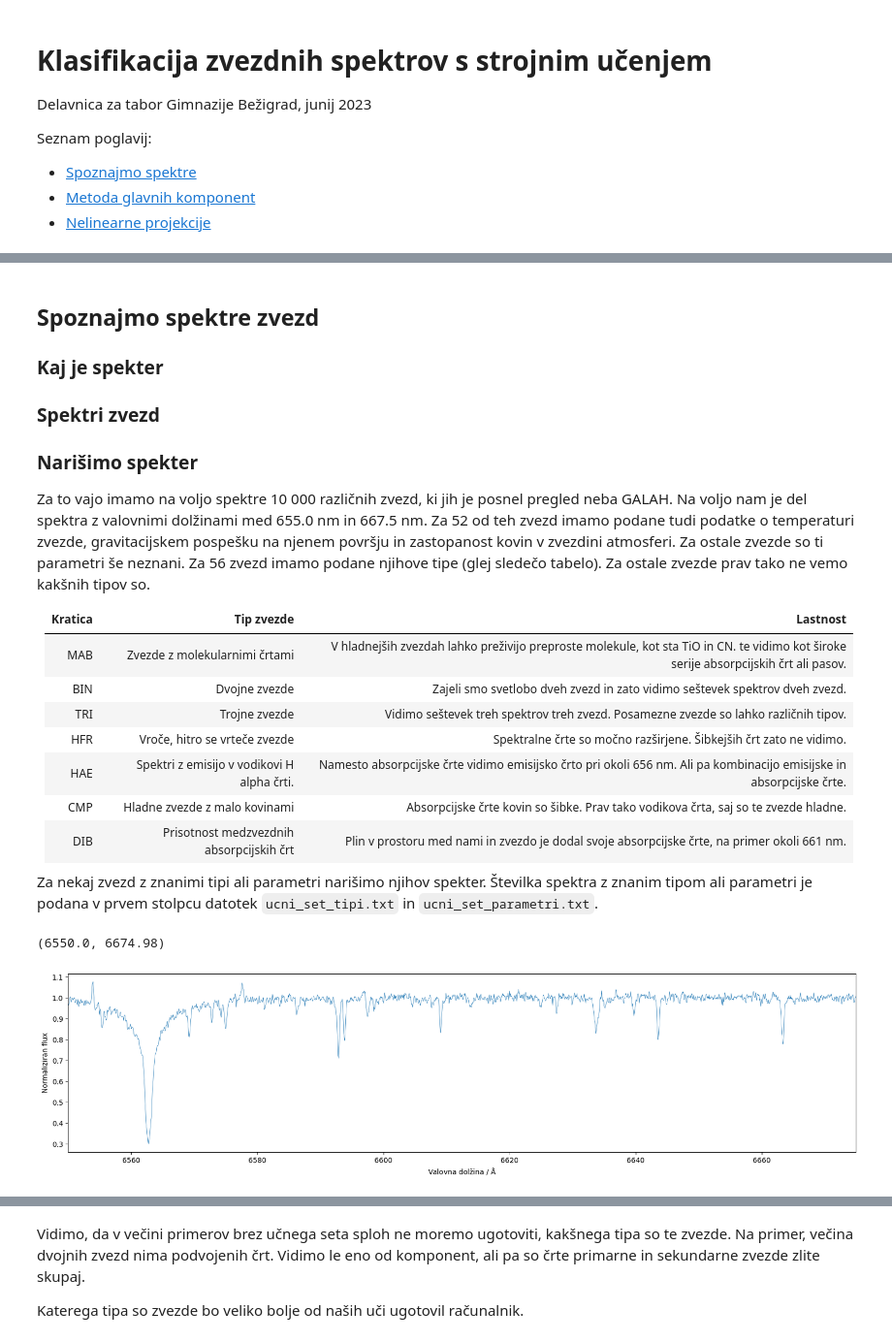
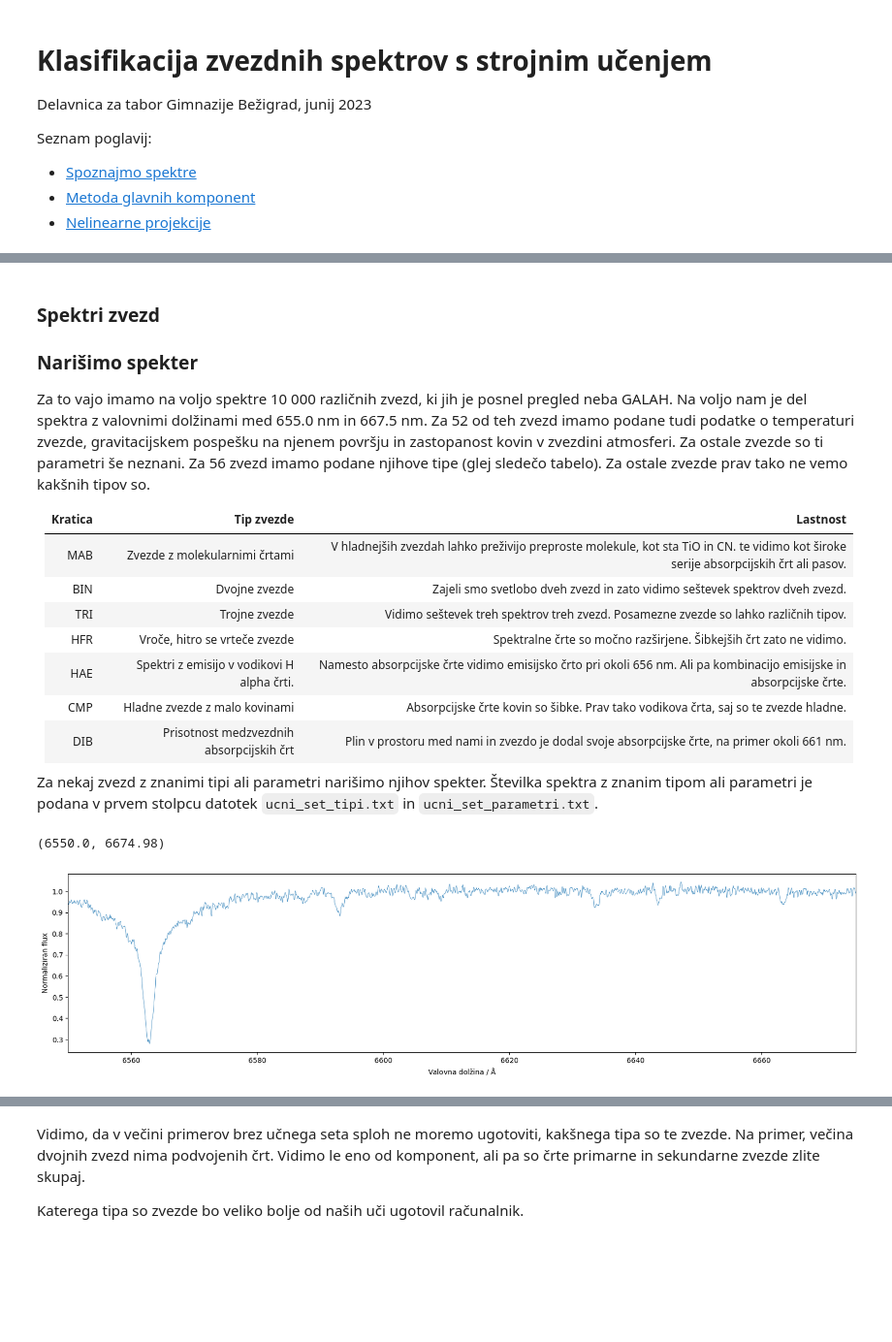
Before and after one commit to sheliak/klasifikacija_spektrov, a Jupyter notebook: klasifikacija.ipynb, the cells around one changed output, grey strips where cells are left out. Shown at 97% size. Saved outputs shown, nothing was run; the diff lists cells and outputs as text; code cells hidden in the pictures; blank space fills up the shorter version.

```diff
--- a/klasifikacija.ipynb
+++ b/klasifikacija.ipynb
@@ -27,9 +74,4 @@ import urllib.request
 # %% [markdown]
-<a id='spoznajmo spektre'></a>
-## Spoznajmo spektre zvezd
-
-### Kaj je spekter
-
 ### Spektri zvezd
 
 ### Narišimo spekter
@@ -50,31 +92,31 @@ Za nekaj zvezd z znanimi tipi ali parametri narišimo njihov spekter. Številka
 # %%
 # Naredimo slovar tipov
 
 tipi={}
 for line in urllib.request.urlopen('https://raw.githubusercontent.com/sheliak/klasifikacija_spektrov/main/podatki/ucni_set_tipi.txt'):
     line=line.decode('utf-8')
     if line[0]=='#': continue
     spekter, tip = line.split()
     if tip in tipi:
         tipi[tip].append(spekter)
     else:
         tipi[tip]=[spekter]
 
 # Narisimo spekter nekega tipa ('MAB', 'BIN', 'TRI', 'HFR', 'HAE', 'CMP', 'DIB')
 
-spekter=tipi['BIN'][0]
+spekter=tipi['HFR'][0]
 l=np.loadtxt('https://raw.githubusercontent.com/sheliak/klasifikacija_spektrov/main/podatki/spektri/val.dat') # seznam valovnih dolzin
 w = np.loadtxt('https://raw.githubusercontent.com/sheliak/klasifikacija_spektrov/main/podatki/spektri/%s.dat' % spekter) # flux
 
 fig=plt.figure(0)
 ax=fig.add_subplot(211)
 ax.plot(l,w,lw=0.5)
 ax.set_xlabel('Valovna dolžina / $\mathrm{\AA}$')
 ax.set_ylabel('Normaliziran flux')
 ax.set_xlim(l[0], l[-1])
 # %% [output]
 (6550.0, 6674.98)
-[figure, old version]
+[figure, new version]
 # %%
 
 
```
Also changed, not shown: parts of 3 cells of this notebook.
